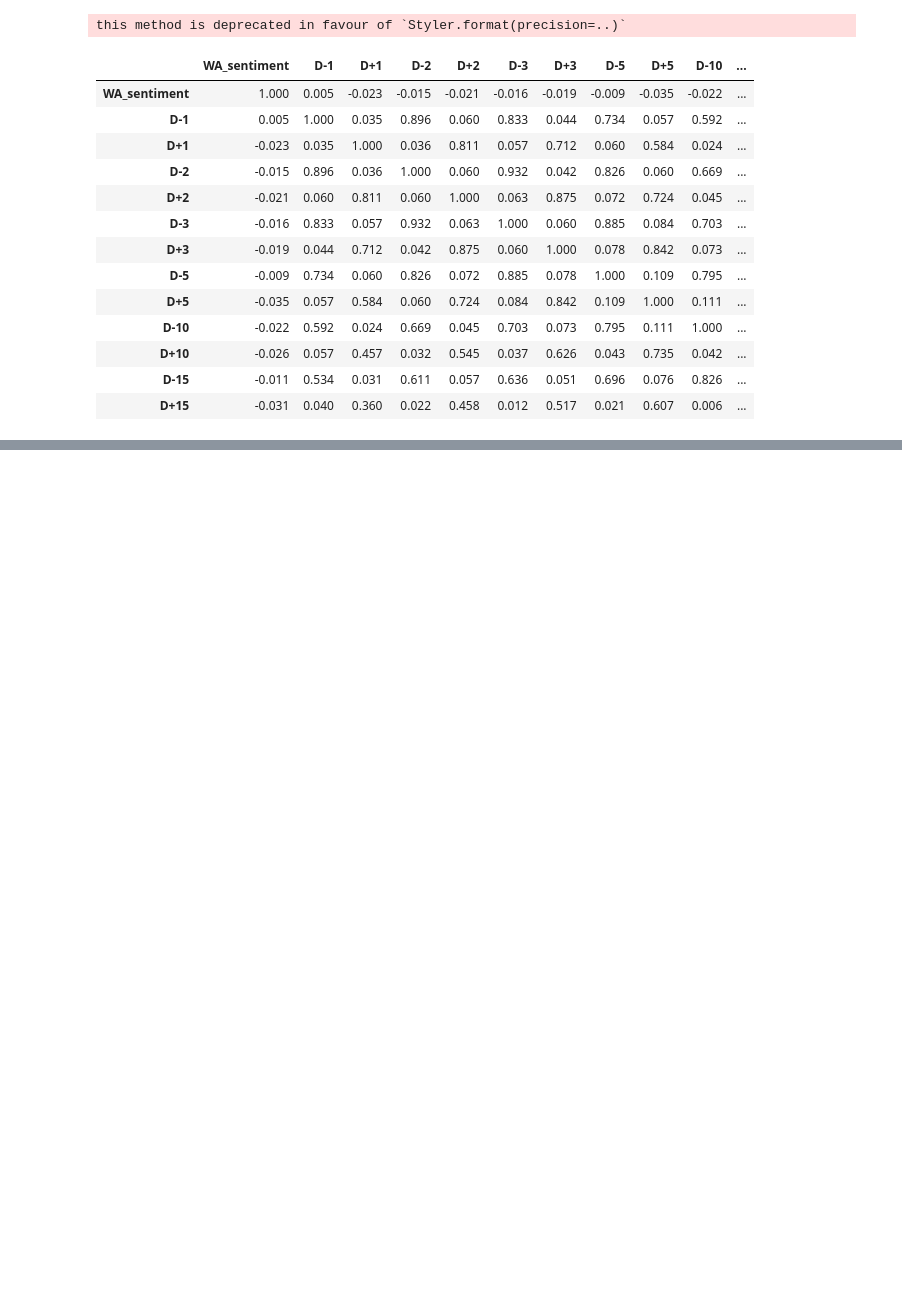
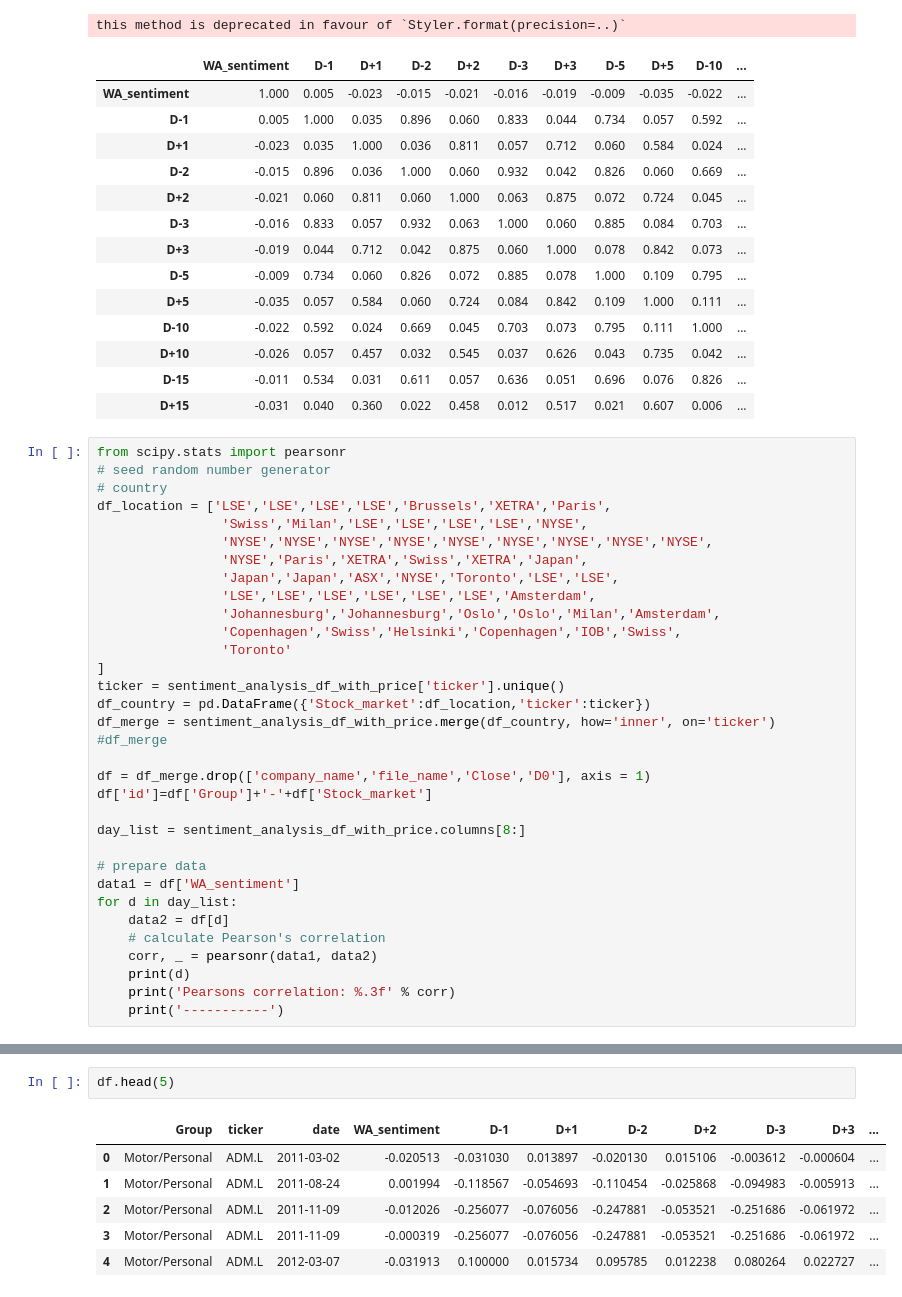
Before and after one commit to BoE-ARP-Bayes-MSc-BA/BoE_ARP_test02, a Jupyter notebook: QA/QA_1208.ipynb, the cells around one changed output, grey strips where cells are left out. Cells and saved outputs as stored; diff of their text form; blank space fills up the shorter version.

```diff
--- a/QA/QA_1208.ipynb
+++ b/QA/QA_1208.ipynb
@@ -591,3 +600,36 @@ this method is deprecated in favour of `Styler.format(precision=..)`
 | D+10 | -0.026 | 0.057 | 0.457 | 0.032 | 0.545 | 0.037 | 0.626 | 0.043 | 0.735 | 0.042 | ... |
 | D-15 | -0.011 | 0.534 | 0.031 | 0.611 | 0.057 | 0.636 | 0.051 | 0.696 | 0.076 | 0.826 | ... |
 | D+15 | -0.031 | 0.040 | 0.360 | 0.022 | 0.458 | 0.012 | 0.517 | 0.021 | 0.607 | 0.006 | ... |
+# %%
+from scipy.stats import pearsonr
+# seed random number generator
+# country
+df_location = ['LSE','LSE','LSE','LSE','Brussels','XETRA','Paris',
+                'Swiss','Milan','LSE','LSE','LSE','LSE','NYSE',
+                'NYSE','NYSE','NYSE','NYSE','NYSE','NYSE','NYSE','NYSE','NYSE',
+                'NYSE','Paris','XETRA','Swiss','XETRA','Japan',
+                'Japan','Japan','ASX','NYSE','Toronto','LSE','LSE',
+                'LSE','LSE','LSE','LSE','LSE','LSE','Amsterdam',
+                'Johannesburg','Johannesburg','Oslo','Oslo','Milan','Amsterdam',
+                'Copenhagen','Swiss','Helsinki','Copenhagen','IOB','Swiss',
+                'Toronto'
+]
+ticker = sentiment_analysis_df_with_price['ticker'].unique()
+df_country = pd.DataFrame({'Stock_market':df_location,'ticker':ticker})
+df_merge = sentiment_analysis_df_with_price.merge(df_country, how='inner', on='ticker')
+#df_merge
+
+df = df_merge.drop(['company_name','file_name','Close','D0'], axis = 1)
+df['id']=df['Group']+'-'+df['Stock_market']
+
+day_list = sentiment_analysis_df_with_price.columns[8:]
+
+# prepare data
+data1 = df['WA_sentiment']
+for d in day_list:
+    data2 = df[d]
+    # calculate Pearson's correlation
+    corr, _ = pearsonr(data1, data2)
+    print(d)
+    print('Pearsons correlation: %.3f' % corr)
+    print('-----------')
@@ -593,0 +654,9 @@ this method is deprecated in favour of `Styler.format(precision=..)`
+# %%
+df.head(5)
+# %% [output]
+|  | Group | ticker | date | WA_sentiment | D-1 | D+1 | D-2 | D+2 | D-3 | D+3 | ... |
+| 0 | Motor/Personal | ADM.L | 2011-03-02 | -0.020513 | -0.031030 | 0.013897 | -0.020130 | 0.015106 | -0.003612 | -0.000604 | ... |
+| 1 | Motor/Personal | ADM.L | 2011-08-24 | 0.001994 | -0.118567 | -0.054693 | -0.110454 | -0.025868 | -0.094983 | -0.005913 | ... |
+| 2 | Motor/Personal | ADM.L | 2011-11-09 | -0.012026 | -0.256077 | -0.076056 | -0.247881 | -0.053521 | -0.251686 | -0.061972 | ... |
+| 3 | Motor/Personal | ADM.L | 2011-11-09 | -0.000319 | -0.256077 | -0.076056 | -0.247881 | -0.053521 | -0.251686 | -0.061972 | ... |
+| 4 | Motor/Personal | ADM.L | 2012-03-07 | -0.031913 | 0.100000 | 0.015734 | 0.095785 | 0.012238 | 0.080264 | 0.022727 | ... |
```
Also changed, not shown: parts of 14 cells of this notebook.
